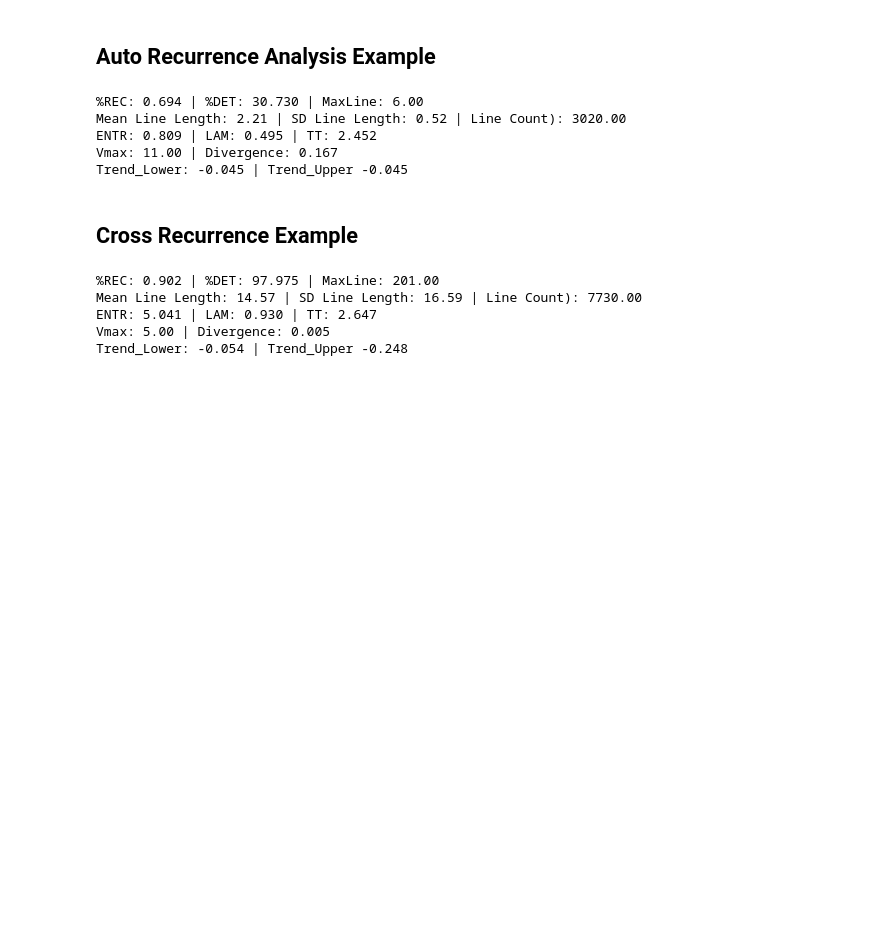
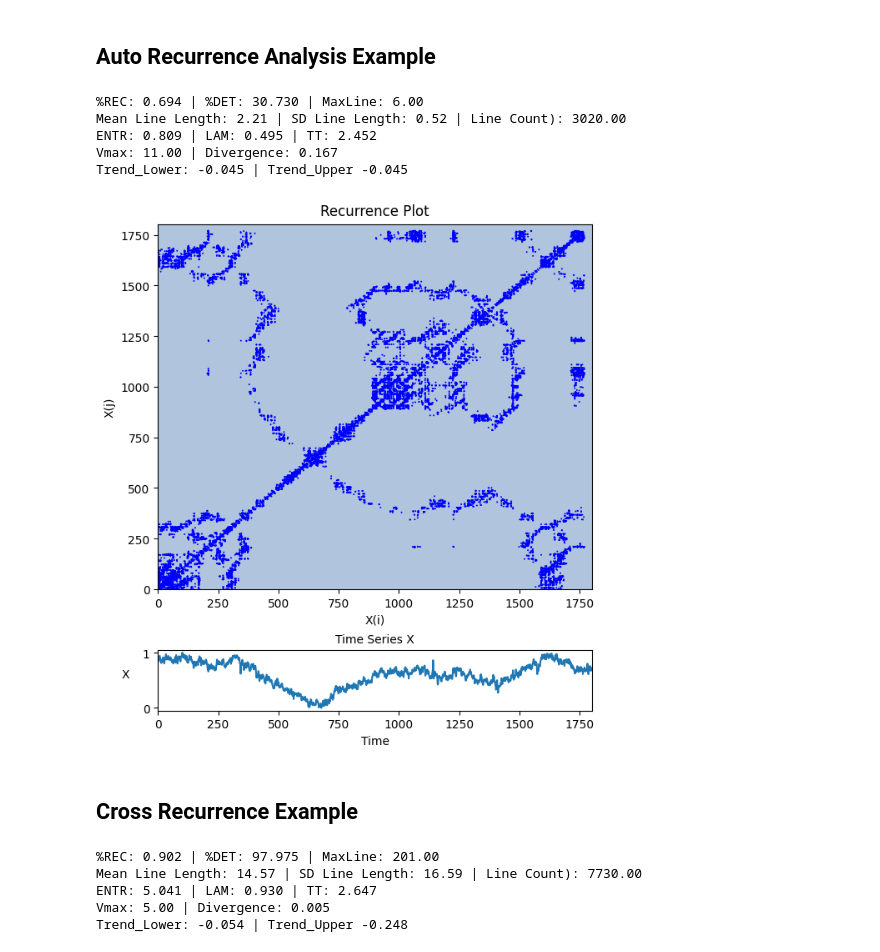
Before and after one commit to cartersale/Recurrence-Quantification-Analysis, a Jupyter notebook: analysisExamples.ipynb, the cells around one changed output. Cells and saved outputs as stored; diff of their text form; code cells hidden in the pictures; blank space fills up the shorter version.

Commit message:
plot fixes

```diff
--- a/analysisExamples.ipynb
+++ b/analysisExamples.ipynb
@@ -3,37 +3,37 @@
 # %%
 import pandas as pd
 from autoRQA import autoRQA
 
 #Set the filename
 filename = 'exampleData/PostureData.csv'
 
 # Import data
 data = pd.read_csv(filename, header=None).iloc[:, 0].values
 
 # Set parameters
 params = {
     'norm': 1,
     'eDim': 3,
     'tLag': 15,
     'rescaleNorm': 1,
     'radius': 0.1,
     'tw': 2,
     'minl': 2,
-    'doPlots': False,
-    'plotMode': 'recurrence',
-    'phaseSpace': False,  # Include phase space reconstruction
+    'plotMode': 'rp-timeseries', # options: 'none', 'rp', 'rp-timeseries'
+    'pointSize': 2, # Size of points in the plot
     'showMetrics': True,  # Show metrics in the console
-    'doStatsFile': False     # Write stats to file
+    'doStatsFile': False  # Write stats to file
 }
 
 # Perform Auto Recurrence Quantification Analysis
 autoRQA(data, params)
 # %% [output]
 %REC: 0.694 | %DET: 30.730 | MaxLine: 6.00
 Mean Line Length: 2.21 | SD Line Length: 0.52 | Line Count): 3020.00
 ENTR: 0.809 | LAM: 0.495 | TT: 2.452
 Vmax: 11.00 | Divergence: 0.167
 Trend_Lower: -0.045 | Trend_Upper -0.045
+[figure, added]
 # %% [markdown]
 ## Cross Recurrence Example
 # %%
```
Also changed, not shown: parts of 2 cells of this notebook, 4 other files.
